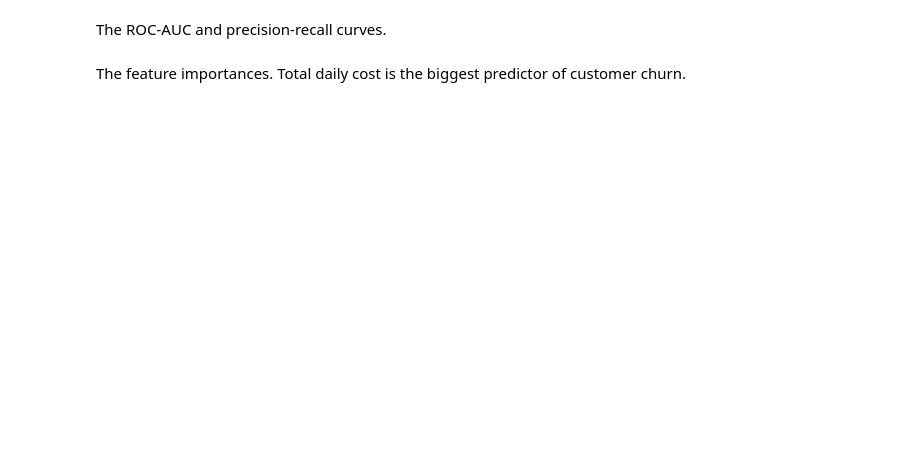
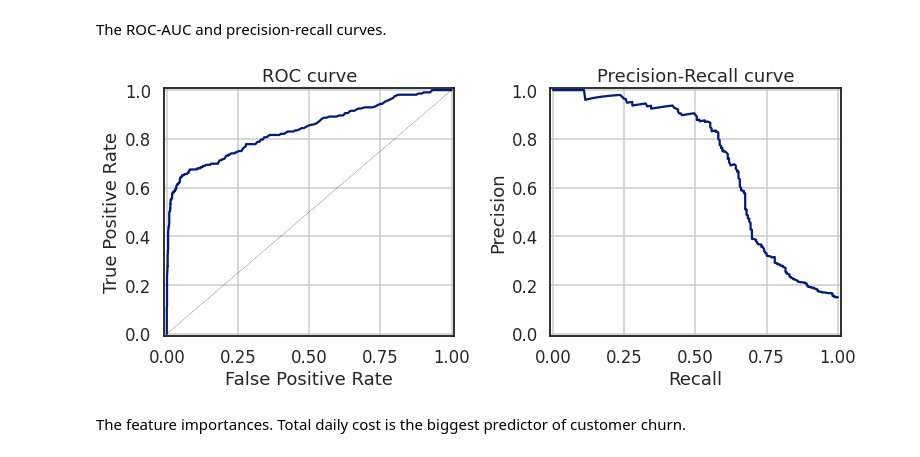
Before and after one commit to MosheMann5750/ML, a Jupyter notebook: Solutions/Week9_Bagging_HW.ipynb, the cells around one changed output. Drawn from its saved outputs; the diff is of its cells as text; code cells hidden in the pictures; blank space fills up the shorter version.

```diff
--- a/Solutions/Week9_Bagging_HW.ipynb
+++ b/Solutions/Week9_Bagging_HW.ipynb
@@ -462,4 +643,42 @@ Unsurprisingly, recall is rather poor for the customers who churned (True) class
 # %% [markdown]
 The ROC-AUC and precision-recall curves.
+# %%
+# MM:
+sns.set_context('talk')
+
+fig, axList = plt.subplots(ncols=2)
+fig.set_size_inches(11, 5)
+
+# Get the probabilities for each of the two categories
+y_prob = model.predict_proba(X_test)
+
+# Plot the ROC-AUC curve
+ax = axList[0]
+
+fpr, tpr, thresholds = roc_curve(y_test, y_prob[:,1])
+ax.plot(fpr, tpr)
+# It is customary to draw a diagonal dotted line in ROC plots.
+# This is to indicate completely random prediction. Deviation from this
+# dotted line towards the upper left corner signifies the power of the model.
+ax.plot([0, 1], [0, 1], ls='--', color='black', lw=.3)
+ax.set(xlabel='False Positive Rate',
+       ylabel='True Positive Rate',
+       xlim=[-.01, 1.01], ylim=[-.01, 1.01],
+       title='ROC curve')
+ax.grid(True)
+
+# Plot the precision-recall curve
+ax = axList[1]
+
+precision, recall, _ = precision_recall_curve(y_test, y_prob[:,1])
+ax.plot(recall, precision)
+ax.set(xlabel='Recall', ylabel='Precision',
+       xlim=[-.01, 1.01], ylim=[-.01, 1.01],
+       title='Precision-Recall curve')
+ax.grid(True)
+
+plt.tight_layout()
+# %% [output]
+[figure, added]
 # %% [markdown]
 The feature importances. Total daily cost is the biggest predictor of customer churn.
```
Also changed, not shown: parts of 13 cells of this notebook.
